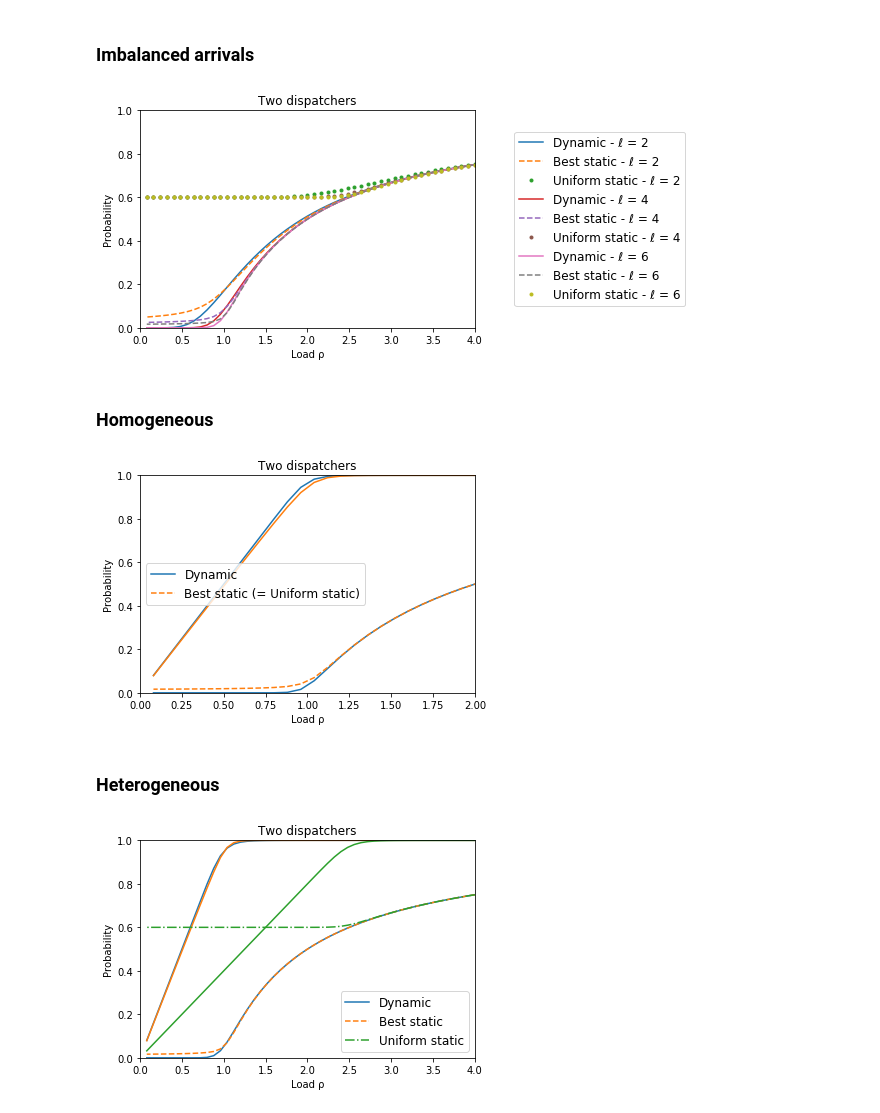
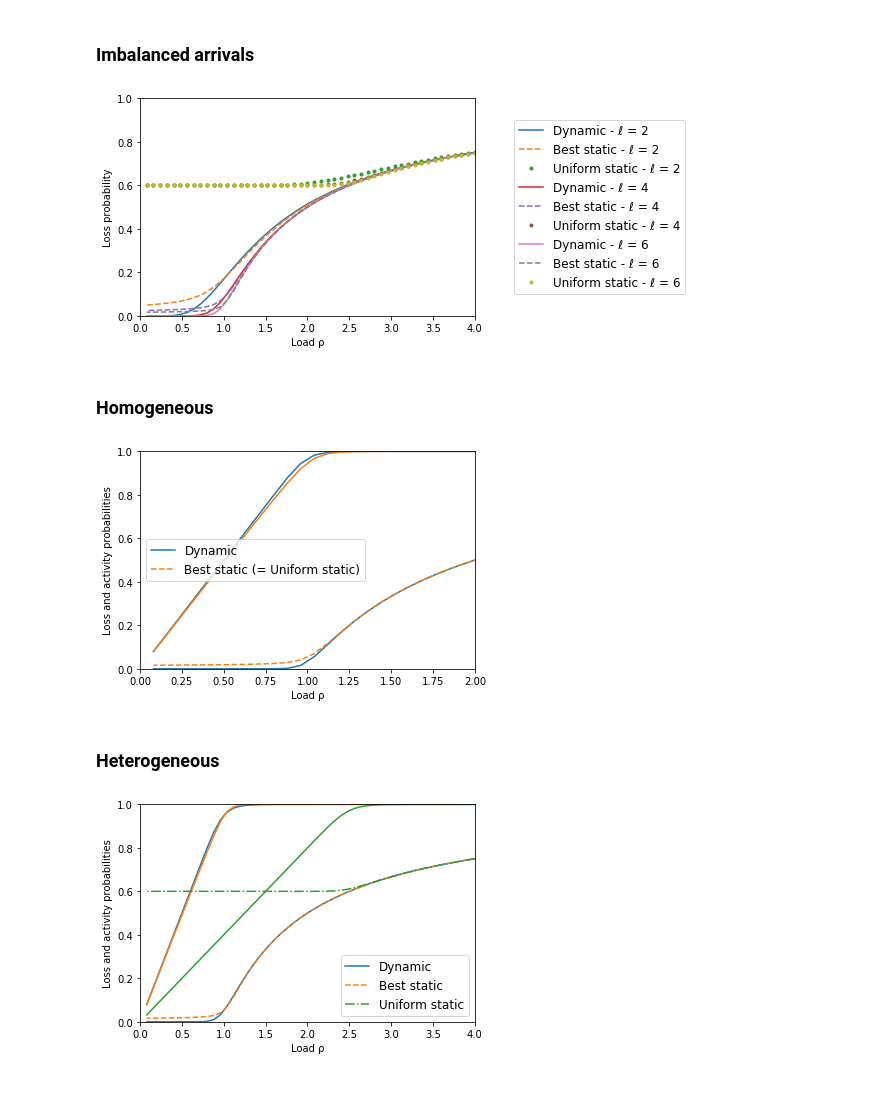
Before and after one commit to ccomte/phd-thesis, a Jupyter notebook: 9-2-load-balancing-with-multiple-dispatchers/compute-and-plot.ipynb, the cells around one changed output. Drawn from its saved outputs; the diff is of its cells as text; code cells hidden in the pictures.

```diff
--- a/9-2-load-balancing-with-multiple-dispatchers/compute-and-plot.ipynb
+++ b/9-2-load-balancing-with-multiple-dispatchers/compute-and-plot.ipynb
@@ -367,16 +367,16 @@ dynamic = [multi_dispatcher_dynamic_loss(I, l, α1, μ, ρρ) for l in ll]
 # %%
 # plot
 for i,l in enumerate(ll):
     plot(ρρ, dynamic[i], label = "Dynamic - ℓ = %d" % l)
     plot(ρρ, best_static[i], '--', label = "Best static - ℓ = %d" % l)
     plot(ρρ, uniform_static[i], '.', label = "Uniform static - ℓ = %d" % l)
 
 xlim(0, 4); ylim(0, 1)
-legend(loc=6, bbox_to_anchor=(1.1, .5)); title("Two dispatchers")
-xlabel("Load ρ"); ylabel("Probability")
+legend(loc=6, bbox_to_anchor=(1.1, .5))
+xlabel("Load ρ"); ylabel("Loss probability")
 show()
 # %% [output]
-[figure, old version]
+[figure, new version]
 # %% [markdown]
 ### Homogeneous
 # %%
@@ -394,11 +394,12 @@ plot(ρρ, static, '--', color = 'C1', label = "Best static (= Uniform static)")
 plot(ρρ, ρρ * [1. - β for β in static], color = 'C1')
 
 xlim(0,2); ylim(0,1)
-legend(loc='best'); title("Two dispatchers")
-xlabel("Load ρ"); ylabel("Probability")
+legend(loc='best')
+xlabel("Load ρ")
+ylabel("Loss and activity probabilities")
 show()
 # %% [output]
-[figure, old version]
+[figure, new version]
 # %% [markdown]
 ### Heterogeneous
 # %%
@@ -419,11 +420,12 @@ plot(ρρ, uniform_static, '-.', color = 'C2', label = 'Uniform static')
 plot(ρρ, ρρ * [1. - β for β in uniform_static], color = 'C2')
 
 xlim(0, 4); ylim(0, 1)
-legend(loc=4); title("Two dispatchers")
-xlabel("Load ρ"); ylabel("Probability")
+legend(loc=4)
+xlabel("Load ρ")
+ylabel("Loss and activity probabilities")
 show()
 # %% [output]
-[figure, old version]
+[figure, new version]
 # %%
 # save
 df = pd.DataFrame({'rho': ρρ,
```
Also changed, not shown: parts of 5 cells of this notebook, 2 other files.
